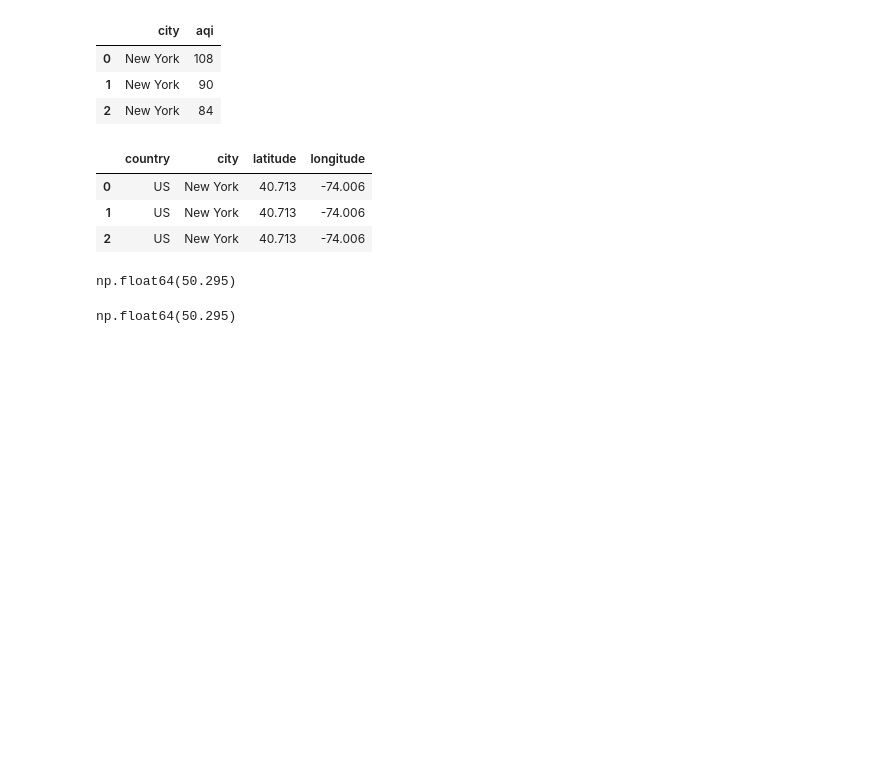
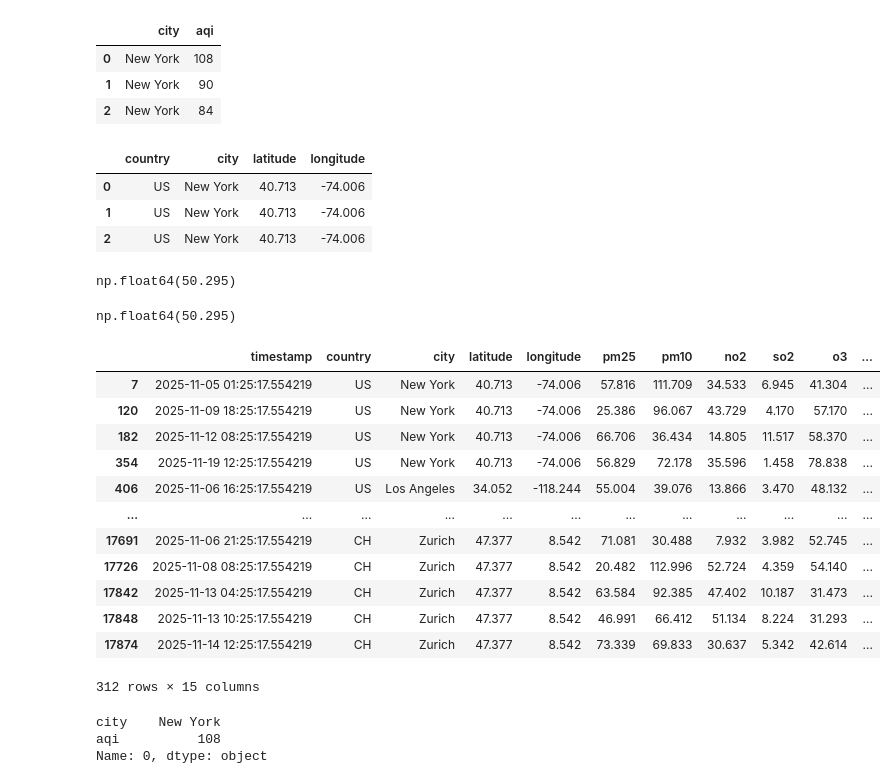
Before and after one commit to harikrishna12-ctrl/PANDAS, a Jupyter notebook: workingwithrealdata.ipynb, the cells around one changed output. Drawn from its saved outputs; the diff is of its cells as text; code cells hidden in the pictures; blank space fills up the shorter version.

Commit message:
added manupulated data

```diff
--- a/workingwithrealdata.ipynb
+++ b/workingwithrealdata.ipynb
@@ -84,3 +84,30 @@ np.float64(50.295)
 df.iat[0,5]
 # %% [output]
 np.float64(50.295)
+# %%
+df[(df["aqi"]>100) & (df["temperature"]>37)]
+# %% [output]
+|  | timestamp | country | city | latitude | longitude | pm25 | pm10 | no2 | so2 | o3 | ... |
+| 7 | 2025-11-05 01:25:17.554219 | US | New York | 40.713 | -74.006 | 57.816 | 111.709 | 34.533 | 6.945 | 41.304 | ... |
+| 120 | 2025-11-09 18:25:17.554219 | US | New York | 40.713 | -74.006 | 25.386 | 96.067 | 43.729 | 4.170 | 57.170 | ... |
+| 182 | 2025-11-12 08:25:17.554219 | US | New York | 40.713 | -74.006 | 66.706 | 36.434 | 14.805 | 11.517 | 58.370 | ... |
+| 354 | 2025-11-19 12:25:17.554219 | US | New York | 40.713 | -74.006 | 56.829 | 72.178 | 35.596 | 1.458 | 78.838 | ... |
+| 406 | 2025-11-06 16:25:17.554219 | US | Los Angeles | 34.052 | -118.244 | 55.004 | 39.076 | 13.866 | 3.470 | 48.132 | ... |
+| ... | ... | ... | ... | ... | ... | ... | ... | ... | ... | ... | ... |
+| 17691 | 2025-11-06 21:25:17.554219 | CH | Zurich | 47.377 | 8.542 | 71.081 | 30.488 | 7.932 | 3.982 | 52.745 | ... |
+| 17726 | 2025-11-08 08:25:17.554219 | CH | Zurich | 47.377 | 8.542 | 20.482 | 112.996 | 52.724 | 4.359 | 54.140 | ... |
+| 17842 | 2025-11-13 04:25:17.554219 | CH | Zurich | 47.377 | 8.542 | 63.584 | 92.385 | 47.402 | 10.187 | 31.473 | ... |
+| 17848 | 2025-11-13 10:25:17.554219 | CH | Zurich | 47.377 | 8.542 | 46.991 | 66.412 | 51.134 | 8.224 | 31.293 | ... |
+| 17874 | 2025-11-14 12:25:17.554219 | CH | Zurich | 47.377 | 8.542 | 73.339 | 69.833 | 30.637 | 5.342 | 42.614 | ... |
+312 rows × 15 columns
+# %%
+aqi_data = df[ df["aqi"]>100 ] [ ["city","aqi"] ]
+aqi_data
+aqi_data.iloc[1]
+aqi_data.loc[0]
+# did you see error this is difference between a label and an index index will  eassigned
+#again and again but label will not label will be same as original if label is not there then we will get erroe
+# %% [output]
+city    New York
+aqi          108
+Name: 0, dtype: object
```
Also changed, not shown: parts of 1 cell of this notebook, 1 other file.
